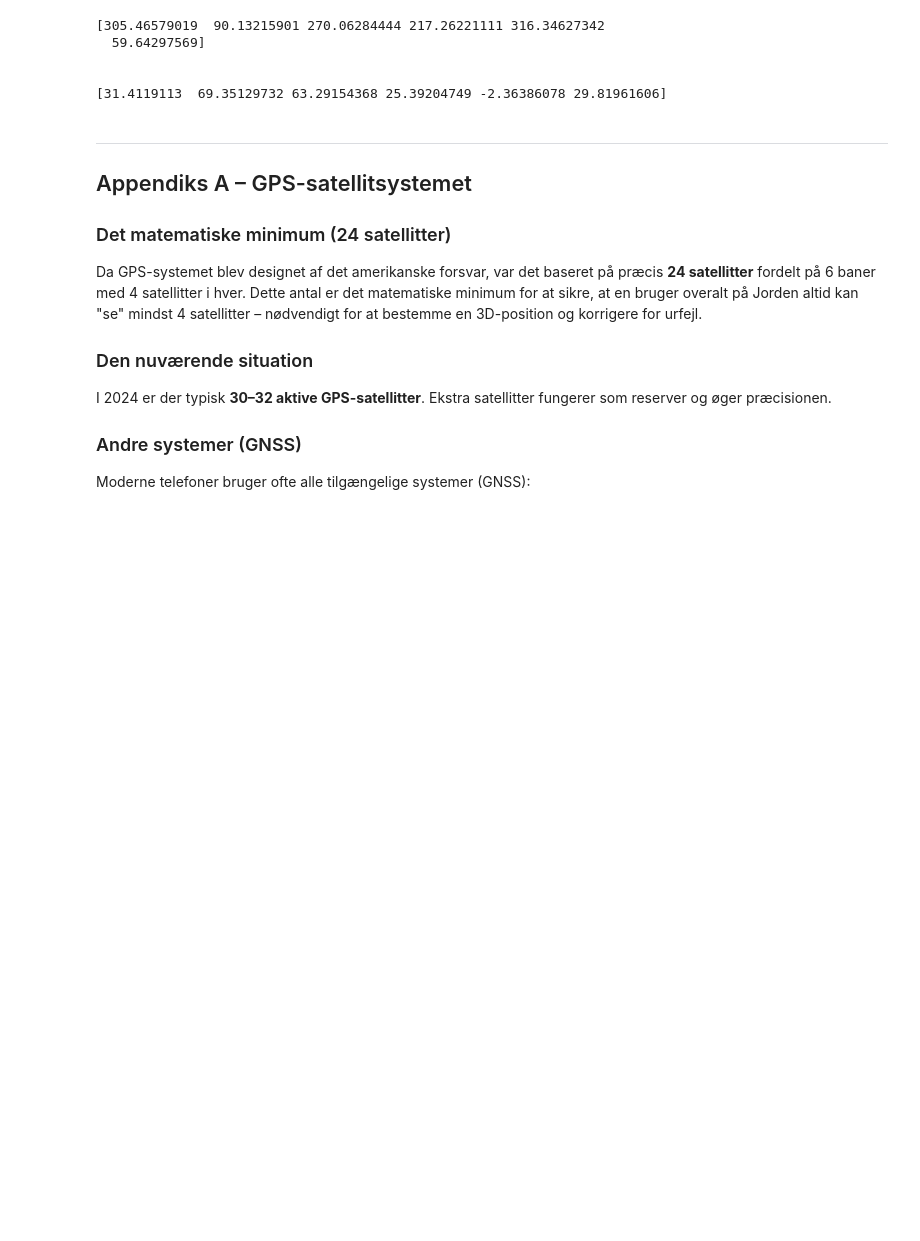
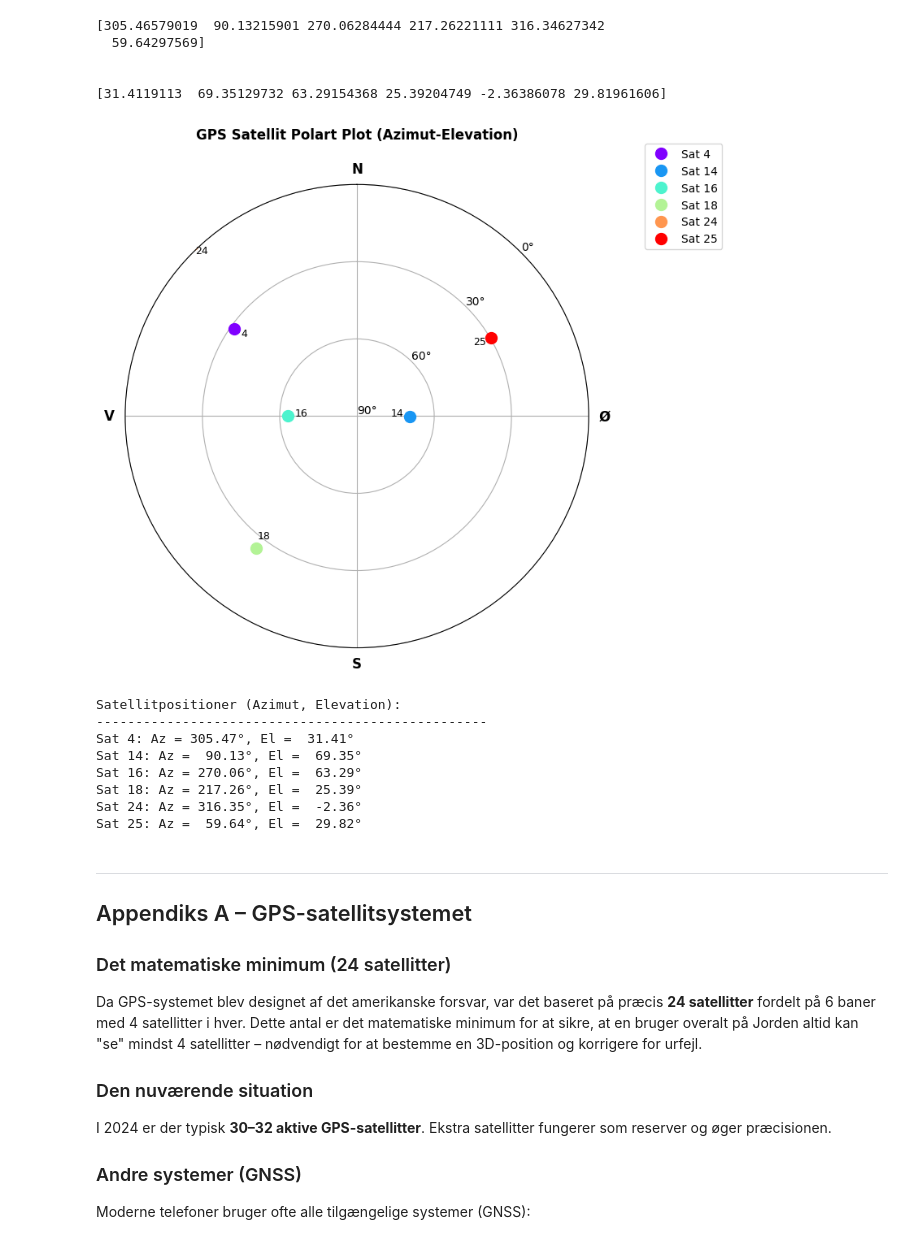
Before and after one commit to Ebber002/Mat_project, a Jupyter notebook: koreplan_GPS.ipynb, the cells around one changed output. Drawn from its saved outputs; the diff is of its cells as text; code cells hidden in the pictures; blank space fills up the shorter version.

Commit message:
Sky plot i denne version

```diff
--- a/koreplan_GPS.ipynb
+++ b/koreplan_GPS.ipynb
@@ -632,6 +638,6 @@ def byg_Ab(x0, w0, satellitter):
 # Opgave 7b+c – skriv din løsning her
 # %%
 #print(np.linalg.lstsq(byg_Ab(x0, 0, satellitter[:5])[0], byg_Ab(x0, 0, satellitter[:5])[1])[0])
-print(byg_Ab(x0, 0, satellitter[:4]))
-d_x = np.linalg.lstsq(byg_Ab(x0, 0, satellitter[:5])[0], byg_Ab(x0, 0, satellitter[:5])[1])[0]
+d_x = np.linalg.solve(byg_Ab(x0, 0, satellitter[:4])[0], byg_Ab(x0, 0, satellitter[:4])[1])
+print(d_x)
 # %% [output]
@@ -673,10 +716,8 @@ def gauss_newton_gps(startpos, w_start, satellitter, tol=tol, max_iter=max_iter,
         A, b = byg_Ab(x, w, satellitter)
 
         # Vi løser systemet
-        # Vi skal løse ligningen: A * d_x = b
-        # Da vi tit ikke har mere end 4 satellitter til 4 ubekendte har ligningen ikke én rigtig løsning.
-        # Derfor bruger vi np.linalg.lstsq til at finde det d_x der minimerer fejlen.
-        d_x, *_ = np.linalg.lstsq(A, b, rcond=None)
+        # Da vi tit kun bruger 4 satellitter til 4 ubekendte, kan vi bruge np.linalg.solve.
+        d_x = np.linalg.solve(A, b)
 
         # Vi opdaterer vores gæt
         # d_X indeholder de 4 ændringer: [delta_X, delta_Y, delta_Z, delta_w]
@@ -699,5 +740,5 @@ def gauss_newton_gps(startpos, w_start, satellitter, tol=tol, max_iter=max_iter,
 
     return x, w, iters, fejl_liste
 
-print(gauss_newton_gps(x0, 0, satellitter))
+print(gauss_newton_gps(x0, 0, satellitter[:4]))
 # %% [output]
@@ -774,6 +815,7 @@ x_hat, w_0 = gauss_newton_gps(x0, 0, satellitter)[:2]
 A , b = byg_Ab(x_hat, w_0, satellitter)
 
 
-R = b
-print(R, np.linalg.norm(R))
+d_x, *_ = np.linalg.lstsq(A, b, rcond=None)
+R = b - A @ d_x
+print(R, b)
 # %% [output]
@@ -1088,6 +1128,57 @@ print(elevations)
 
 
 [31.4119113  69.35129732 63.29154368 25.39204749 -2.36386078 29.81961606]
+# %%
+# Create a sky plot (polar plot) of satellite positions
+fig, ax = plt.subplots(figsize=(8, 8), subplot_kw=dict(projection='polar'))
+
+# Convert azimuth and elevation to polar coordinates
+# In polar plots: angle = azimuth, radius = 90 - elevation (zenith angle)
+theta = np.radians(azimuts)  # Convert azimuth to radians
+r = 90 - elevations  # Zenith angle (distance from zenith)
+
+# Plot each satellite
+colors = plt.cm.rainbow(np.linspace(0, 1, len(sat_navne)))
+for i, (sat_name, az, el, color) in enumerate(zip(sat_navne, azimuts, elevations, colors)):
+    ax.plot(theta[i], r[i], 'o', markersize=10, color=color, label=f'Sat {sat_name}')
+    ax.text(theta[i], r[i] - 5, f'{sat_name}', ha='center', fontsize=9)
+
+# Formatting
+ax.set_theta_zero_location('N')  # North at top
+ax.set_theta_direction(-1)  # Clockwise
+ax.set_ylim(0, 90)
+ax.set_yticks([0, 30, 60, 90])
+ax.set_yticklabels(['90°', '60°', '30°', '0°'])
+ax.set_rlabel_position(45)
+
+# Set cardinal direction labels
+ax.set_xticks([0, np.pi/2, np.pi, 3*np.pi/2])
+ax.set_xticklabels(['N', 'Ø', 'S', 'V'], fontsize=12, fontweight='bold')
+
+ax.set_title('GPS Satellit Polart Plot (Azimut-Elevation)', pad=20, fontsize=12, fontweight='bold')
+ax.grid(True)
+
+# Add legend
+ax.legend(loc='upper right', bbox_to_anchor=(1.3, 1.1))
+
+plt.tight_layout()
+plt.show()
+
+# Print elevation and azimuth summary
+print("Satellitpositioner (Azimut, Elevation):")
+print("-" * 50)
+for sat_name, az, el in zip(sat_navne, azimuts, elevations):
+    print(f"Sat {sat_name}: Az = {az:6.2f}°, El = {el:6.2f}°")
+# %% [output]
+[figure, added]
+Satellitpositioner (Azimut, Elevation):
+--------------------------------------------------
+Sat 4: Az = 305.47°, El =  31.41°
+Sat 14: Az =  90.13°, El =  69.35°
+Sat 16: Az = 270.06°, El =  63.29°
+Sat 18: Az = 217.26°, El =  25.39°
+Sat 24: Az = 316.35°, El =  -2.36°
+Sat 25: Az =  59.64°, El =  29.82°
 # %% [markdown]
 ---
 
```
Also changed, not shown: parts of 24 cells of this notebook.
